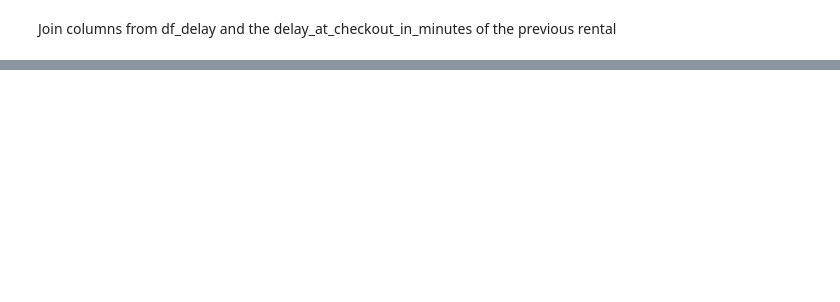
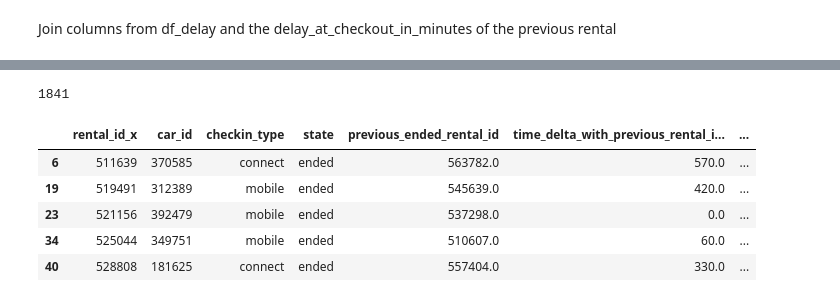
Before and after one commit to Stylomines/GetAround, a Jupyter notebook: get_around_delay.ipynb, the cells around one changed output, grey strips where cells are left out. Saved outputs shown, nothing was run; the diff lists cells and outputs as text; code cells hidden in the pictures; blank space fills up the shorter version.

```diff
--- a/get_around_delay.ipynb
+++ b/get_around_delay.ipynb
@@ -231,3 +277,15 @@ fig = px.histogram(df_delay_new,
                     nbins=7200
                     )
 fig.show()
+# %%
+df_with_previous_rental = df_delay_new[df_delay_new["previous_ended_rental_id"].notna()]
+print(len(df_with_previous_rental))
+df_with_previous_rental.head()
+# %% [output]
+1841
+|  | rental_id_x | car_id | checkin_type | state | previous_ended_rental_id | time_delta_with_previous_rental_i... | ... |
+| 6 | 511639 | 370585 | connect | ended | 563782.0 | 570.0 | ... |
+| 19 | 519491 | 312389 | mobile | ended | 545639.0 | 420.0 | ... |
+| 23 | 521156 | 392479 | mobile | ended | 537298.0 | 0.0 | ... |
+| 34 | 525044 | 349751 | mobile | ended | 510607.0 | 60.0 | ... |
+| 40 | 528808 | 181625 | connect | ended | 557404.0 | 330.0 | ... |
```
Also changed, not shown: parts of 36 cells of this notebook.
